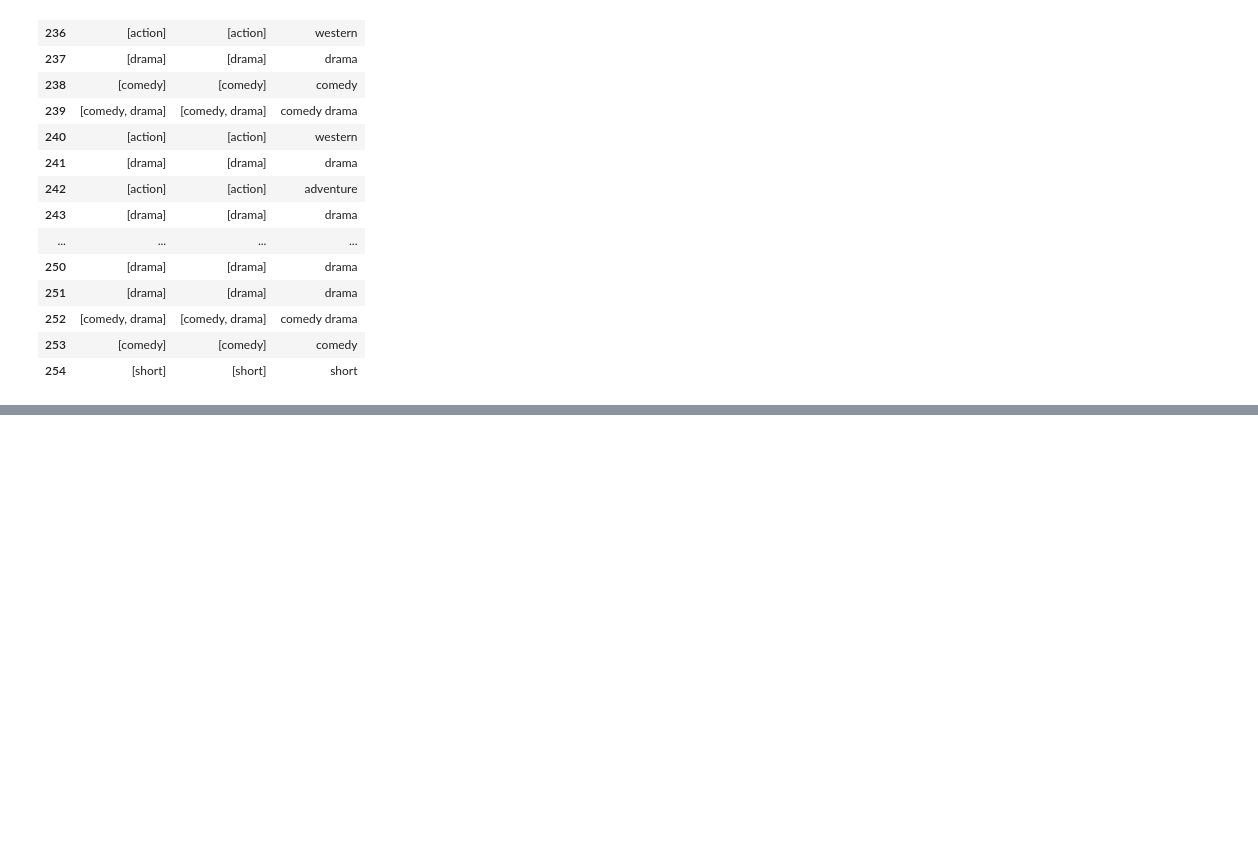
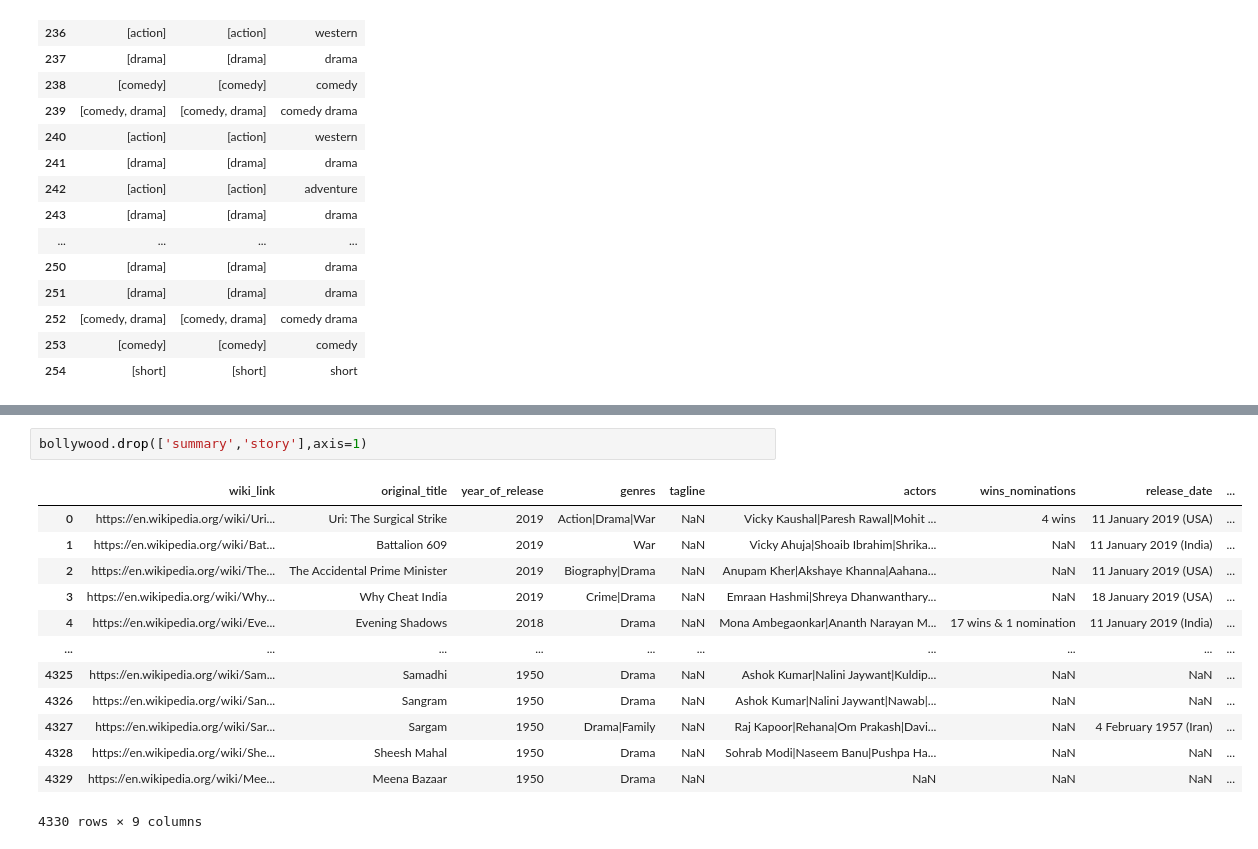
Before and after one commit to vedangj044/whattowatch, a Jupyter notebook: visualization_b.ipynb, the cells around one changed output, grey strips where cells are left out. Drawn from its saved outputs; the diff is of its cells as text; blank space fills up the shorter version.

```diff
--- a/visualization_b.ipynb
+++ b/visualization_b.ipynb
@@ -794,0 +873,16 @@ See the caveats in the documentation: https://pandas.pydata.org/pandas-docs/stab
+# %%
+bollywood.drop(['summary','story'],axis=1)
+# %% [output]
+|  | wiki_link | original_title | year_of_release | genres | tagline | actors | wins_nominations | release_date | ... |
+| 0 | https://en.wikipedia.org/wiki/Uri... | Uri: The Surgical Strike | 2019 | Action|Drama|War | NaN | Vicky Kaushal|Paresh Rawal|Mohit ... | 4 wins | 11 January 2019 (USA) | ... |
+| 1 | https://en.wikipedia.org/wiki/Bat... | Battalion 609 | 2019 | War | NaN | Vicky Ahuja|Shoaib Ibrahim|Shrika... | NaN | 11 January 2019 (India) | ... |
+| 2 | https://en.wikipedia.org/wiki/The... | The Accidental Prime Minister | 2019 | Biography|Drama | NaN | Anupam Kher|Akshaye Khanna|Aahana... | NaN | 11 January 2019 (USA) | ... |
+| 3 | https://en.wikipedia.org/wiki/Why... | Why Cheat India | 2019 | Crime|Drama | NaN | Emraan Hashmi|Shreya Dhanwanthary... | NaN | 18 January 2019 (USA) | ... |
+| 4 | https://en.wikipedia.org/wiki/Eve... | Evening Shadows | 2018 | Drama | NaN | Mona Ambegaonkar|Ananth Narayan M... | 17 wins & 1 nomination | 11 January 2019 (India) | ... |
+| ... | ... | ... | ... | ... | ... | ... | ... | ... | ... |
+| 4325 | https://en.wikipedia.org/wiki/Sam... | Samadhi | 1950 | Drama | NaN | Ashok Kumar|Nalini Jaywant|Kuldip... | NaN | NaN | ... |
+| 4326 | https://en.wikipedia.org/wiki/San... | Sangram | 1950 | Drama | NaN | Ashok Kumar|Nalini Jaywant|Nawab|... | NaN | NaN | ... |
+| 4327 | https://en.wikipedia.org/wiki/Sar... | Sargam | 1950 | Drama|Family | NaN | Raj Kapoor|Rehana|Om Prakash|Davi... | NaN | 4 February 1957 (Iran) | ... |
+| 4328 | https://en.wikipedia.org/wiki/She... | Sheesh Mahal | 1950 | Drama | NaN | Sohrab Modi|Naseem Banu|Pushpa Ha... | NaN | NaN | ... |
+| 4329 | https://en.wikipedia.org/wiki/Mee... | Meena Bazaar | 1950 | Drama | NaN | NaN | NaN | NaN | ... |
+4330 rows × 9 columns
```
Also changed, not shown: parts of 15 cells of this notebook.
